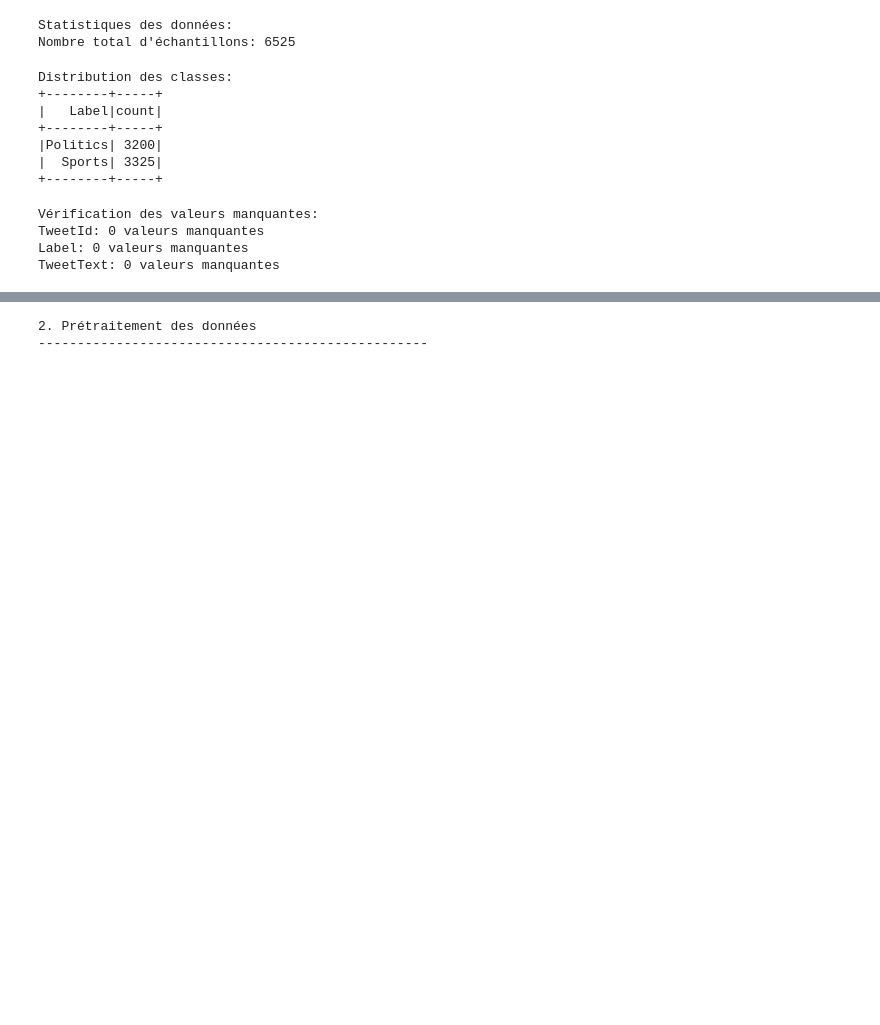
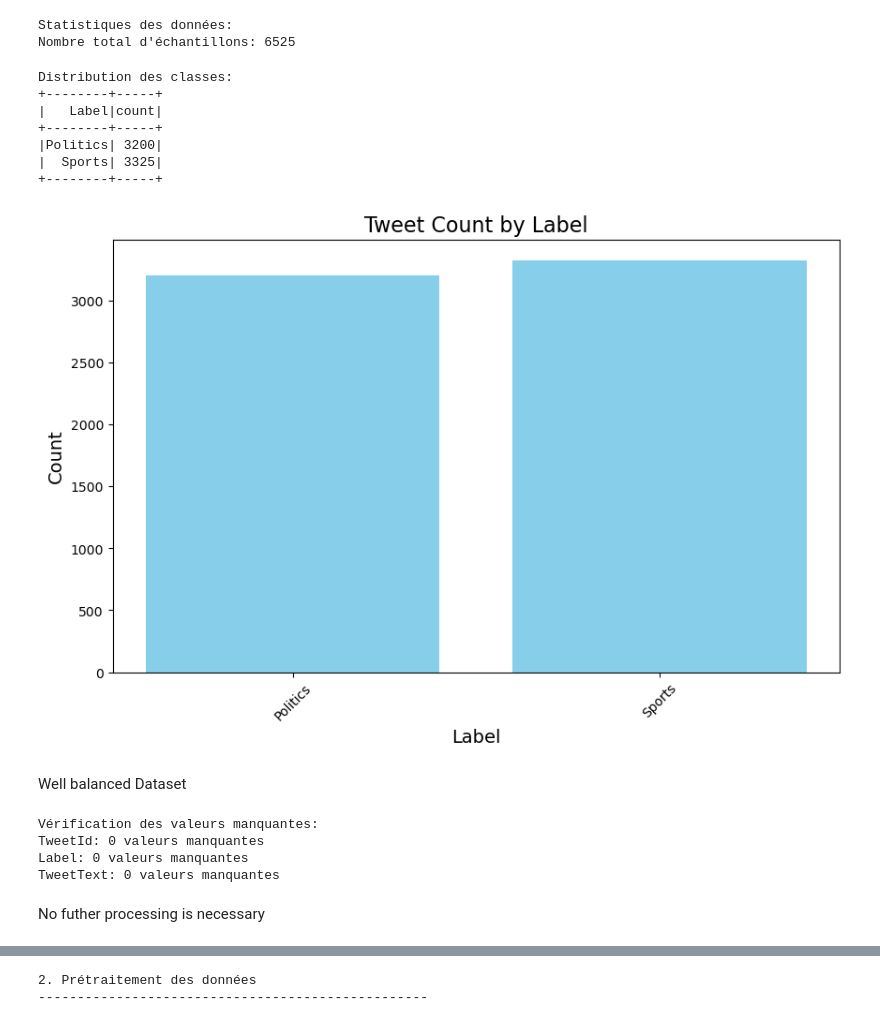
Before and after one commit to ibrahim-mestadi/tweets-classification, a Jupyter notebook: notebook/tweets_analysis_v2.ipynb, the cells around one changed output, grey strips where cells are left out. Saved outputs shown, nothing was run; the diff lists cells and outputs as text; code cells hidden in the pictures; blank space fills up the shorter version.

```diff
--- a/notebook/tweets_analysis_v2.ipynb
+++ b/notebook/tweets_analysis_v2.ipynb
@@ -101,6 +110,23 @@ Distribution des classes:
 |Politics| 3200|
 |  Sports| 3325|
 +--------+-----+
+# %%
+import pandas as pd
+import matplotlib.pyplot as plt
+
+label_counts = train_df.groupBy("Label").count().toPandas()
+
+plt.figure(figsize=(10, 6))
+plt.bar(label_counts["Label"], label_counts["count"], color='skyblue')
+plt.title("Tweet Count by Label", fontsize=16)
+plt.xlabel("Label", fontsize=14)
+plt.ylabel("Count", fontsize=14)
+plt.xticks(rotation=45)
+plt.show()
+# %% [output]
+[figure, added]
+# %% [markdown]
+Well balanced Dataset
 # %%
 # Vérification des valeurs manquantes
 print("\nVérification des valeurs manquantes:")
@@ -112,3 +138,5 @@ Vérification des valeurs manquantes:
 TweetId: 0 valeurs manquantes
 Label: 0 valeurs manquantes
 TweetText: 0 valeurs manquantes
+# %% [markdown]
+No futher processing is necessary
```
Also changed, not shown: parts of 14 cells of this notebook, 13 other files.
